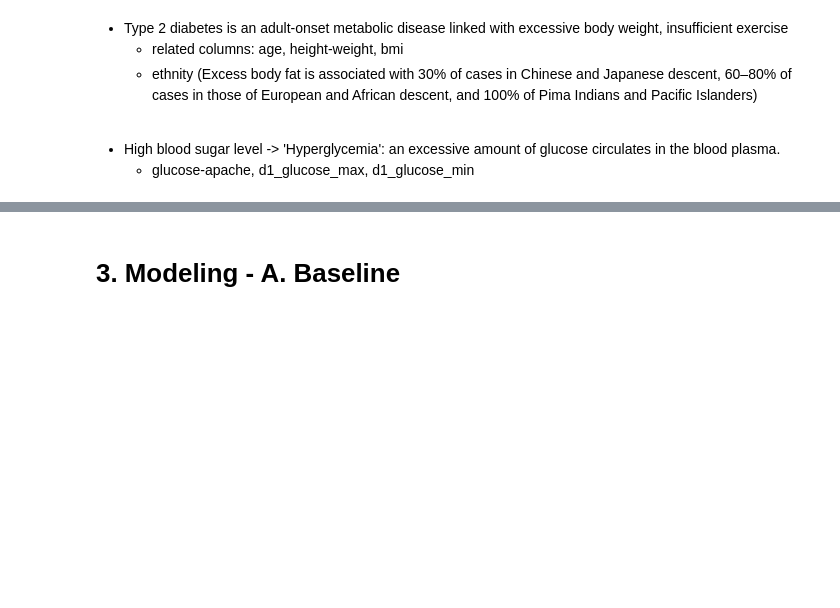
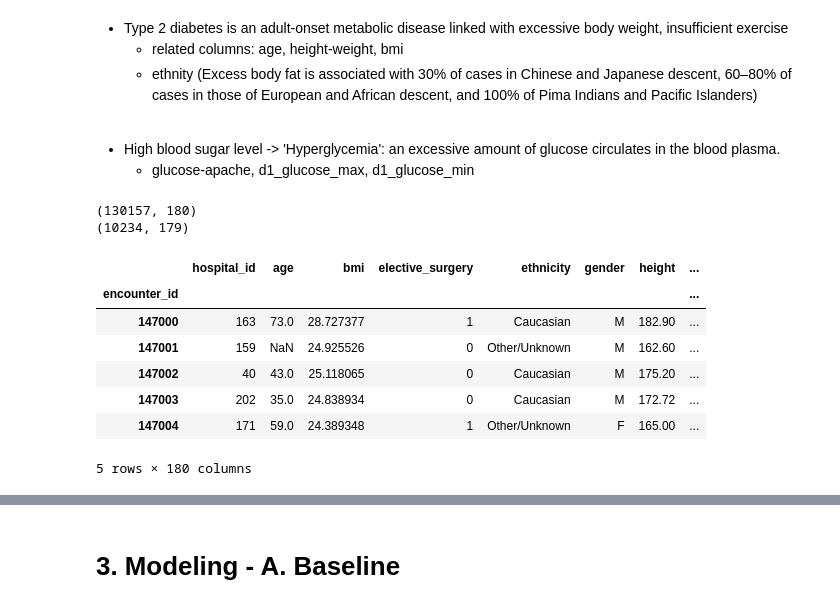
Before and after one commit to soyhyoj/WiDS-Datathon-2021, a Jupyter notebook: notebooks/EDA.ipynb, the cells around one changed output, grey strips where cells are left out. Cells and saved outputs as stored; diff of their text form; code cells hidden in the pictures; blank space fills up the shorter version.

```diff
--- a/notebooks/EDA.ipynb
+++ b/notebooks/EDA.ipynb
@@ -371,20 +400,29 @@ def another_plot(col):
 # %%
 # age >= 18 -> adult?
 # bmi >= 30 -> obesity
 
 def get_obese_adult(df):
-#     adults = df['age'] >= 25
-#     obese = df['bmi'] >= 30
+    adults = df['age'] >= 25
+    obese = df['bmi'] >= 30
 
     df['obese_adult'] = df['age'] * df['bmi']
-#     df['obese_adult'] = df[adults][obese]['obese_adult'].apply(lambda x: 2)
-#     df['obese_adult'] = df[~adults][~obese]['obese_adult'].apply(lambda x: 1)
-    df['obese_adult'].replace(np.nan, 0, inplace=True)
-    return df
+    df['weight'] = df[adults][obese]['weight'].apply(lambda x: x*x)
+    df['obese_adult'].replace(np.nan, -1, inplace=True)
 
 get_obese_adult(train_new)
 get_obese_adult(test_new)
 
 print(train_new.shape)
 print(test_new.shape)
 train_new.head()
+# %% [output]
+(130157, 180)
+(10234, 179)
+|  | hospital_id | age | bmi | elective_surgery | ethnicity | gender | height | ... |
+| encounter_id |  |  |  |  |  |  |  | ... |
+| 147000 | 163 | 73.0 | 28.727377 | 1 | Caucasian | M | 182.90 | ... |
+| 147001 | 159 | NaN | 24.925526 | 0 | Other/Unknown | M | 162.60 | ... |
+| 147002 | 40 | 43.0 | 25.118065 | 0 | Caucasian | M | 175.20 | ... |
+| 147003 | 202 | 35.0 | 24.838934 | 0 | Caucasian | M | 172.72 | ... |
+| 147004 | 171 | 59.0 | 24.389348 | 1 | Other/Unknown | F | 165.00 | ... |
+5 rows × 180 columns
```
Also changed, not shown: parts of 45 cells of this notebook.
